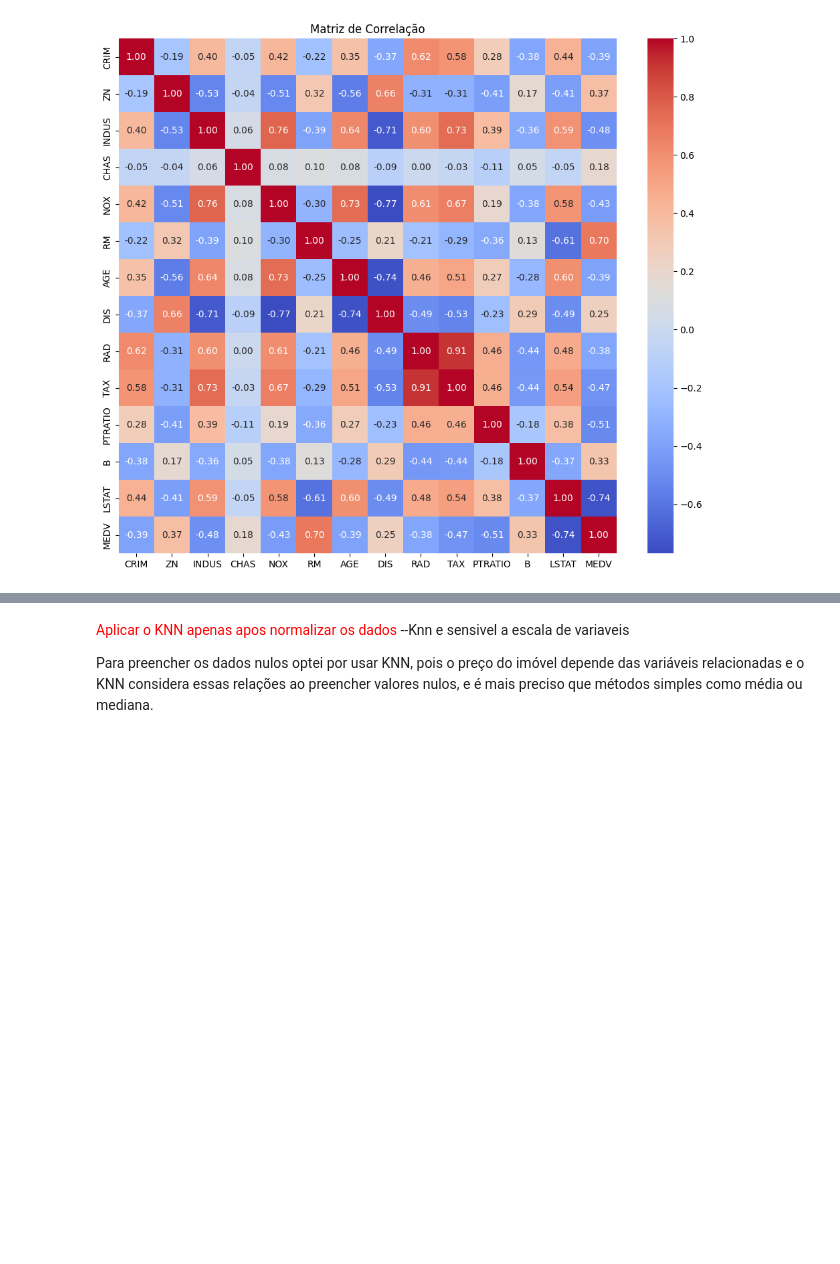
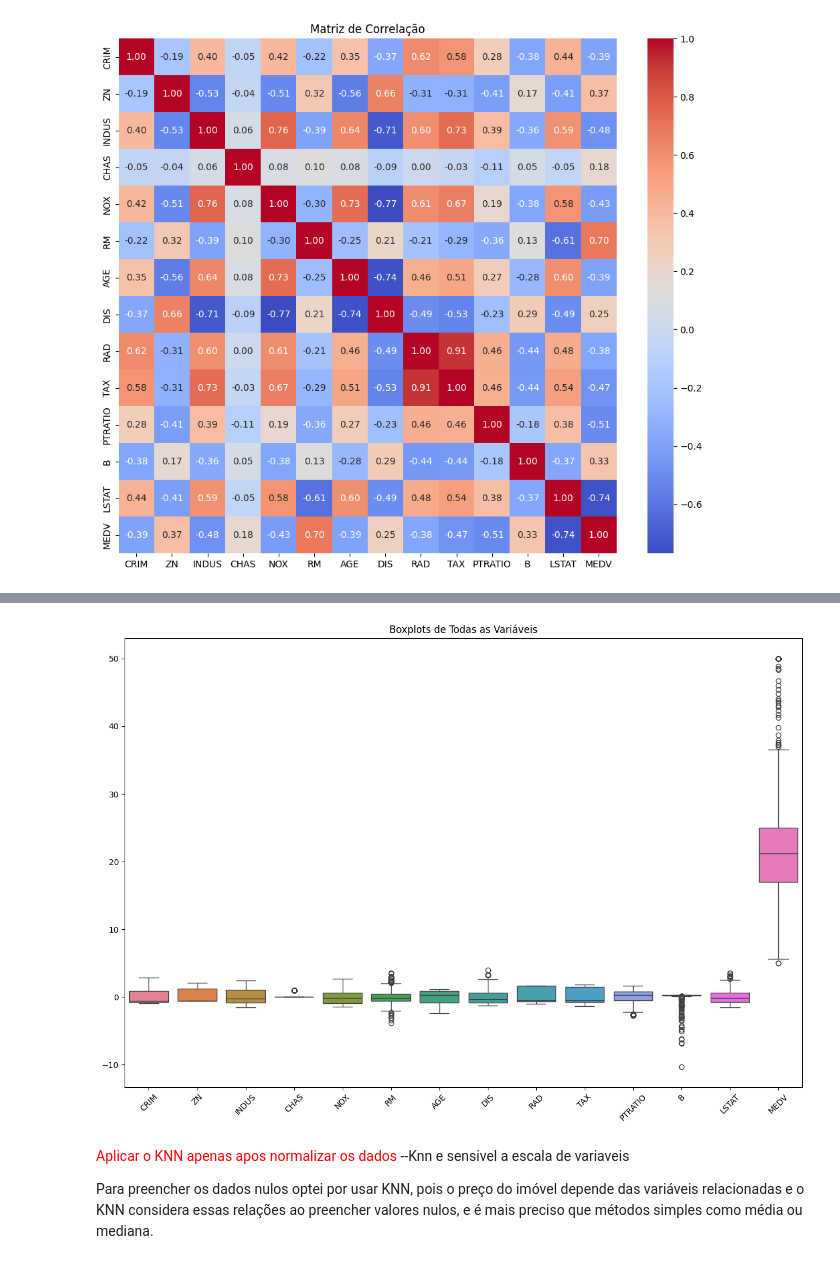
Before and after one commit to LucasPicancoo/Atividade-de-aprendizado-supervisionado, a Jupyter notebook: Preço_de_casas.ipynb, the cells around one changed output, grey strips where cells are left out. Saved outputs shown, nothing was run; the diff lists cells and outputs as text; code cells hidden in the pictures; blank space fills up the shorter version.

```diff
--- a/Preço_de_casas.ipynb
+++ b/Preço_de_casas.ipynb
@@ -407,0 +382,26 @@ Valores dos outliers: [38.7 43.8 41.3 50.  50.  50.  50.  37.2 39.8 37.9 50.  37
+# %%
+# from sklearn.preprocessing import StandardScaler
+
+# # Variáveis que você quer normalizar (pode ser as mesmas usadas na correção ou outras)
+# variaveis_para_normalizar = ['CRIM', 'ZN', 'B']
+
+# # Criar o scaler
+# scaler = StandardScaler()
+
+# # Aplicar o scaler nas variáveis selecionadas
+# df[variaveis_para_normalizar] = scaler.fit_transform(df[variaveis_para_normalizar])
+
+# # Mostrar as 5 primeiras linhas para conferir
+# print(df[variaveis_para_normalizar].head())
+
+# Colunas que não serão normalizadas
+colunas_excluidas = ['CHAS', 'MEDV']
+
+# Selecionar as colunas numéricas para normalizar
+colunas_para_normalizar = [col for col in df.columns if col not in colunas_excluidas]
+
+# Aplicar StandardScaler
+scaler = StandardScaler()
+df[colunas_para_normalizar] = scaler.fit_transform(df[colunas_para_normalizar])
+
+print(df.head())
@@ -408,3 +422,22 @@ Valores dos outliers: [38.7 43.8 41.3 50.  50.  50.  50.  37.2 39.8 37.9 50.  37
+# %%
+# Função para detectar outliers
+def detect_outliers(df, column):
+    Q1 = df[column].quantile(0.25)
+    Q3 = df[column].quantile(0.75)
+    IQR = Q3 - Q1
+    lower_bound = Q1 - 1.5 * IQR
+    upper_bound = Q3 + 1.5 * IQR
+    outliers = df[(df[column] < lower_bound) | (df[column] > upper_bound)][column]
+    return outliers, lower_bound, upper_bound
+
+# Criar boxplots
+plt.figure(figsize=(15, 10))
+sns.boxplot(data=df)
+plt.xticks(rotation=45)
+plt.title('Boxplots de Todas as Variáveis')
+plt.show()
+# %% [output]
+[figure, added]
 # %% [markdown]
 <font color="red">Aplicar o KNN apenas apos normalizar os dados</font>
 --Knn e sensivel a escala de variaveis
```
Also changed, not shown: parts of 10 cells of this notebook.
